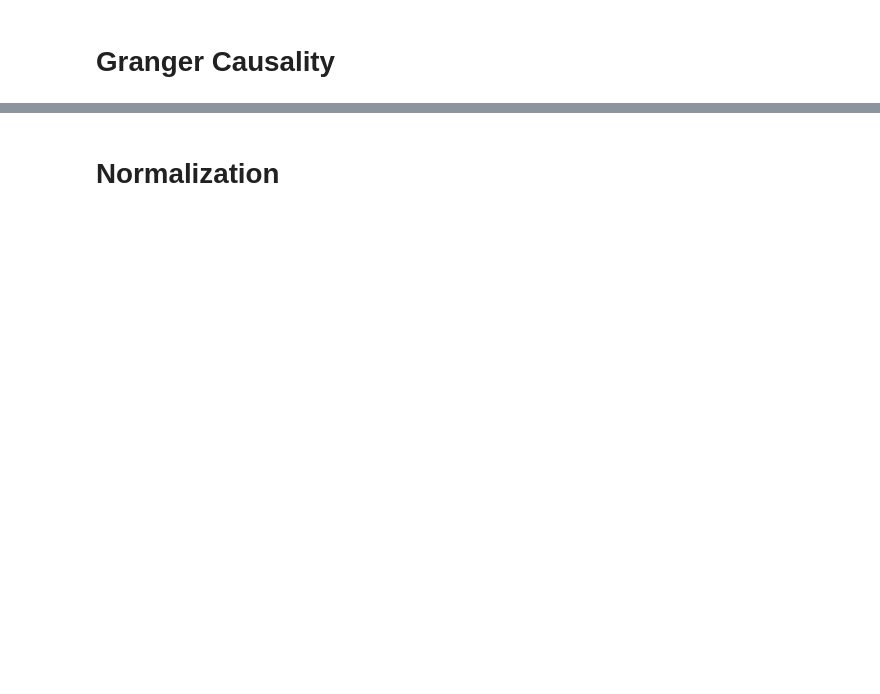
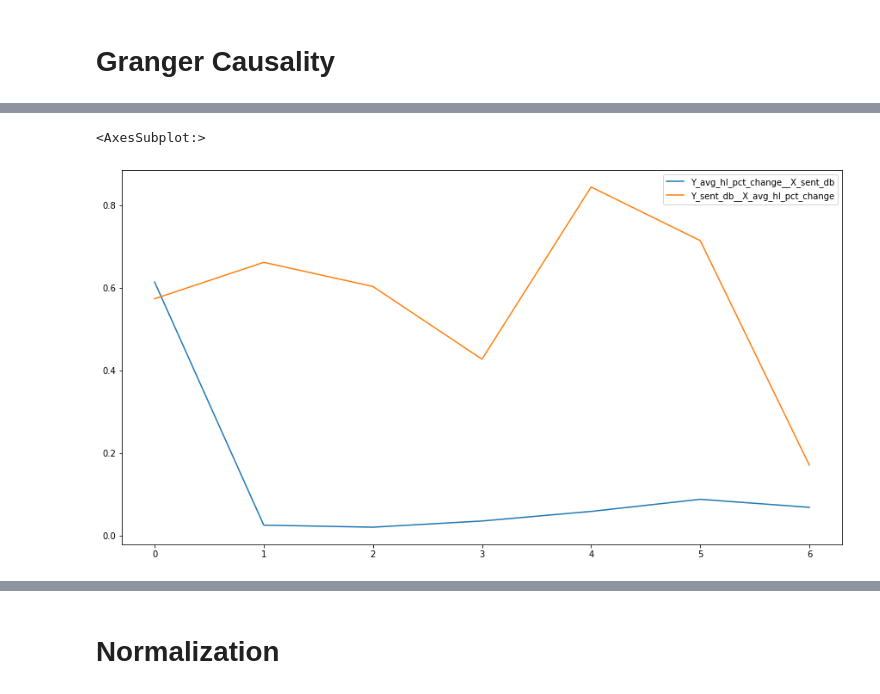
Before and after one commit to VeniJeen/CryptoSent, a Jupyter notebook: SandBox/test.ipynb, the cells around one changed output, grey strips where cells are left out. Drawn from its saved outputs; the diff is of its cells as text; code cells hidden in the pictures; blank space fills up the shorter version.

```diff
--- a/SandBox/test.ipynb
+++ b/SandBox/test.ipynb
@@ -170,0 +98,17 @@ glogg.plot(figsize=(15,7))
+# %%
+df=top.copy()
+df.award_count=df.award_count.replace('Empty',0)
+df.award_coin_price=df.award_coin_price.replace('Empty',0)
+df['kpi1']=df.apply(lambda row: row['award_count']*row['award_coin_price'] if type(row['award_count'])==int
+                                        else sum(np.multiply(np.array(list(row['award_count'])),np.array(list(row['award_coin_price'])))),axis=1)
+
+top_authors=df[df.author!='[deleted]'].sort_values(by='kpi1',ascending=False).head(1000).author.unique().tolist()
+top_authors_df=df[df.author.isin(top_authors)]
+bottom_authors_df=df[~df.author.isin(top_authors)]
+# %%
+res=eval.result_processing(top_authors_df.sent_db,btc.avg_hl,resample_period='d')
+inm=res[['sent_db','avg_hl_pct_change']].dropna()
+eval.get_granger_causality(inm,maxlag=7).plot(figsize=(15,8))
+# %% [output]
+<AxesSubplot:>
+[figure, added]
```
Also changed, not shown: parts of 57 cells of this notebook, 4 other files.
